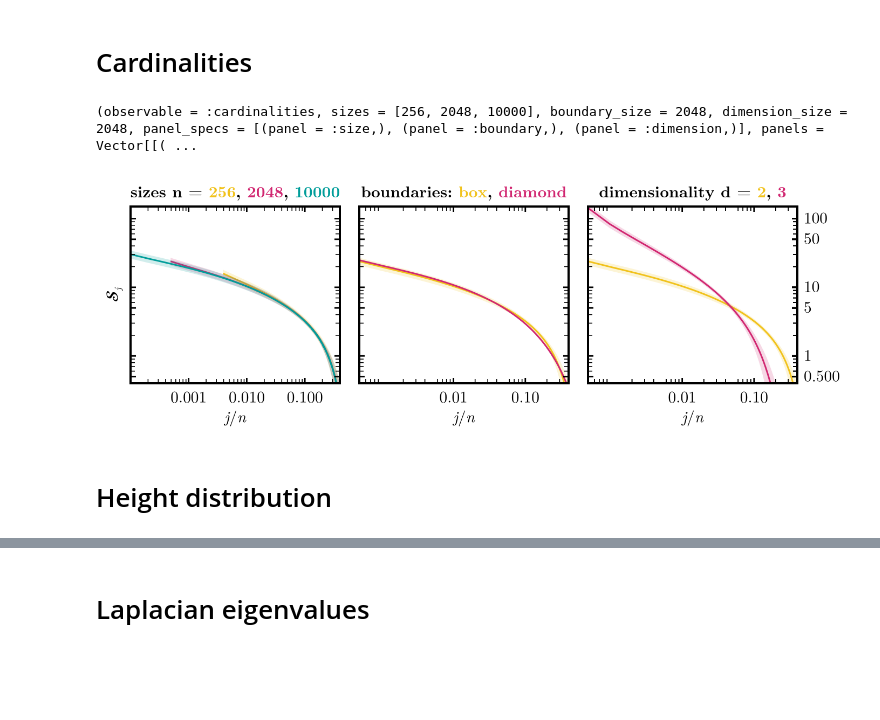
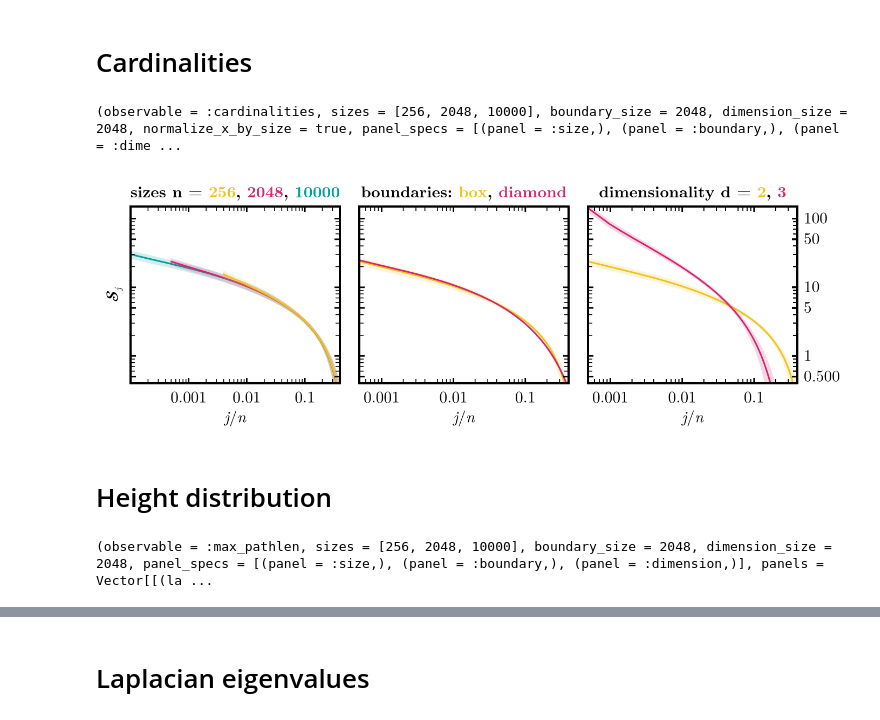
Before and after one commit to causal-wagner/CausalSetZoology, a Jupyter notebook: analysis/size_boundary_dependence.ipynb, the cells around one changed output, grey strips where cells are left out. Saved outputs shown, nothing was run; the diff lists cells and outputs as text; code cells hidden in the pictures; blank space fills up the shorter version.

```diff
--- a/analysis/size_boundary_dependence.ipynb
+++ b/analysis/size_boundary_dependence.ipynb
@@ -38,36 +43,40 @@ graph_observable_size_boundary_dimension_plot_matrix(
 # %% [markdown]
 # Cardinalities
 # %%
-loaded_cardinalities = load_graph_observable_size_boundary_dimension_plot_matrix_data(:cardinalities; sizes = [256, 2048, 10000], num_csets = Int64.([1e4,1e4,1e3,1e4,1e4,1e4,1e4]))
+loaded_cardinalities = load_graph_observable_size_boundary_dimension_plot_matrix_data(:cardinalities; sizes = [256, 2048, 10000], num_csets = Int64.([1e4,1e4,1e3,1e4,1e4,1e4,1e4]), normalize_x_by_size = true)
 # %% [output]
-(observable = :cardinalities, sizes = [256, 2048, 10000], boundary_size = 2048, dimension_size = 2048, panel_specs = [(panel = :size,), (panel = :boundary,), (panel = :dimension,)], panels = Vector[[( ...
+(observable = :cardinalities, sizes = [256, 2048, 10000], boundary_size = 2048, dimension_size = 2048, normalize_x_by_size = true, panel_specs = [(panel = :size,), (panel = :boundary,), (panel = :dime ...
 # %%
 graph_observable_size_boundary_dimension_plot_matrix(
     loaded_cardinalities,
     fig_path("graph_observables/cardinalities_size_boundary_dimension.pdf");
     normalize_x_by_size = true,
     ylim_size = (0.4, 150.),
     xlim_size = (1/10000, .4),
-    xticks_size = (0.1, 0.01, 0.001),
+    xticks_size = ([0.1, 0.01, 0.001],["0.1", "0.01", "0.001"]),
     legend_position_size = :lb,
     ylim_boundary = (0.4, 150.),
     xlim_boundary = (1/2048, .4),
-    xticks_boundary = (0.1, 0.01),
+    xticks_boundary = ([0.001, 0.1, 0.01], ["0.001", "0.1", "0.01"]),
     legend_position_boundary = :lb,
     ylim_dimension = (0.4, 150.),
     xlim_dimension = (1/2048, .4),
-    xticks_dimension = (0.1, 0.01),
+    xticks_dimension = ([0.001, 0.1, 0.01], ["0.001", "0.1", "0.01"]),
     legend_position_dimension = :rt,
     yticklabels_middle = false,
     yticklabels_left = false,
-    title_legend = true
+    title_legend = true,
+    invert_plot_order_size = true,
+    magnification=1
     )
 # %% [output]
-[figure, old version]
+[figure, new version]
 # %% [markdown]
 # Height distribution
 # %%
-loaded_height = load_graph_observable_size_boundary_dimension_plot_matrix_data(:max_pathlen; sizes = [512,1024,2048])
+loaded_height = load_graph_observable_size_boundary_dimension_plot_matrix_data(:max_pathlen; sizes = [256,2048,10000], num_csets = Int64.([1e4,1e4,1e3,1e4,1e4,1e4,1e4]),)
+# %% [output]
+(observable = :max_pathlen, sizes = [256, 2048, 10000], boundary_size = 2048, dimension_size = 2048, panel_specs = [(panel = :size,), (panel = :boundary,), (panel = :dimension,)], panels = Vector[[(la ...
 # %%
 graph_observable_size_boundary_dimension_plot_matrix(
     loaded_height,
```
Also changed, not shown: parts of 6 cells of this notebook, 3 other files.
